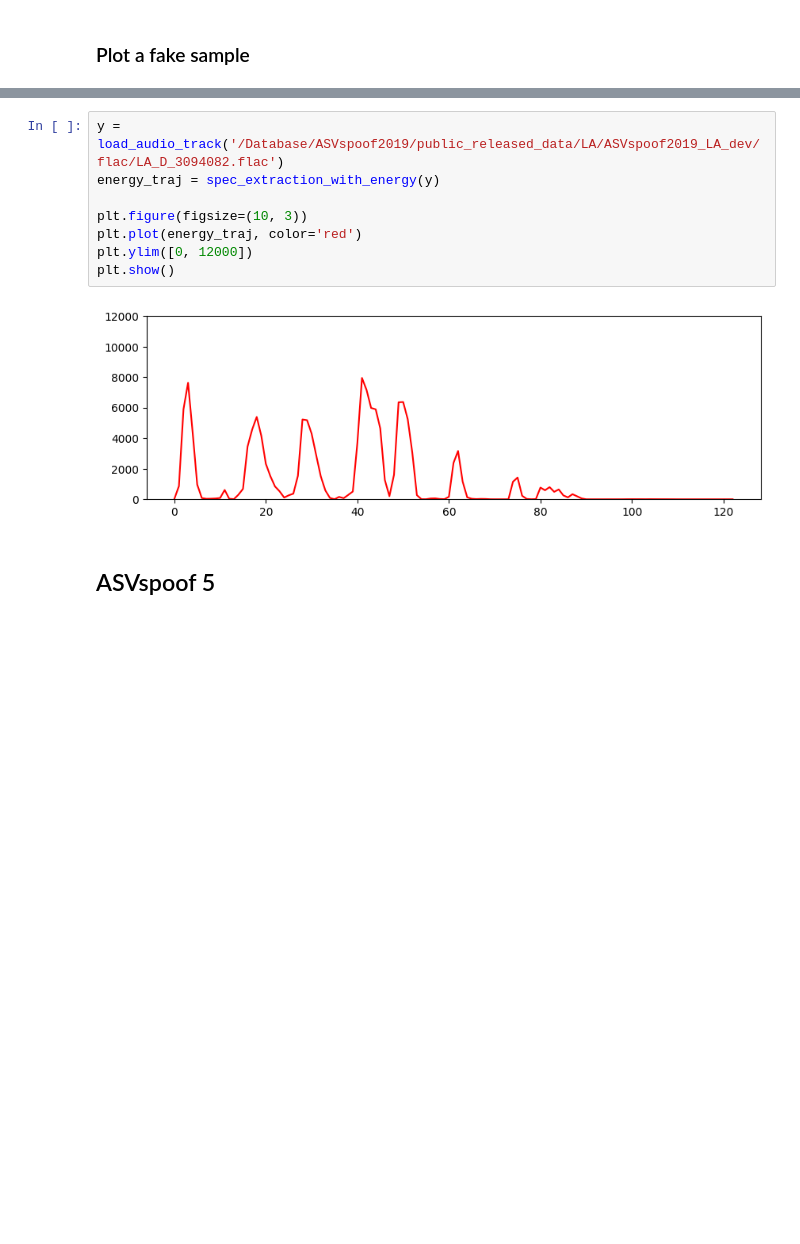
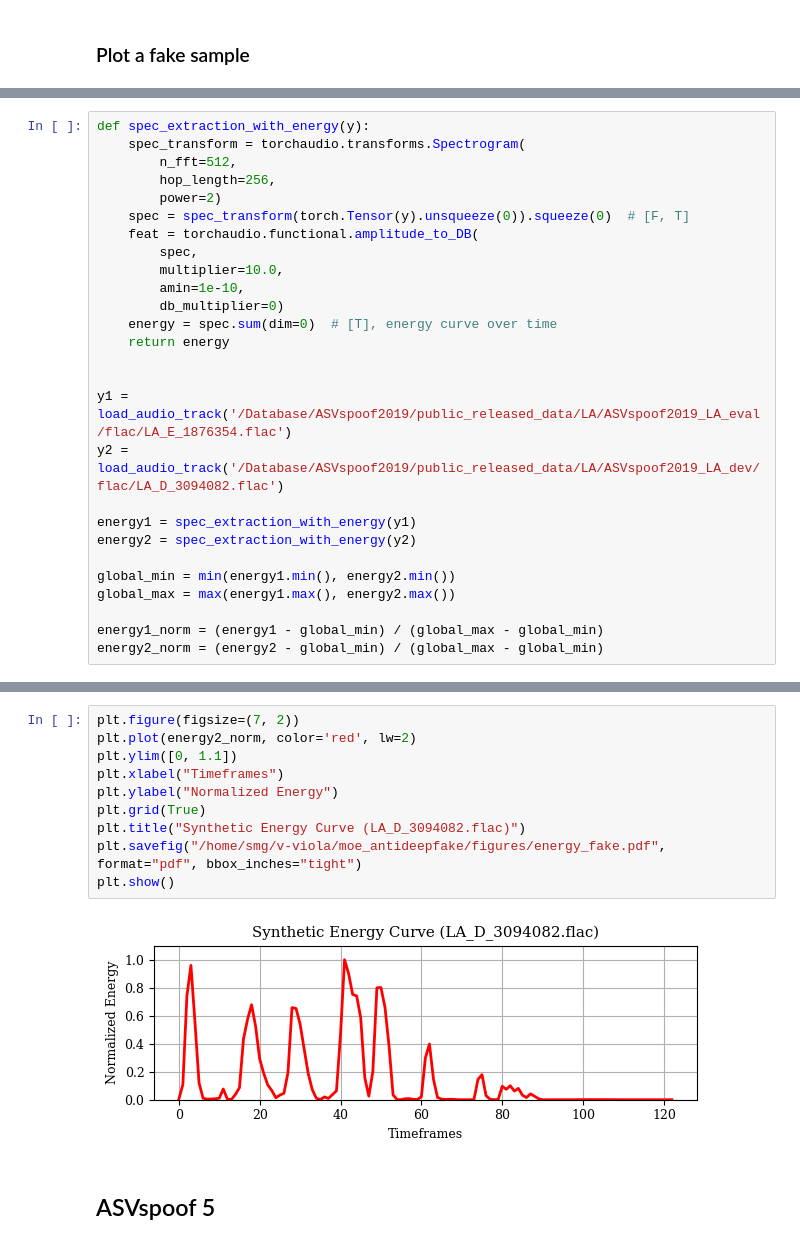
Before and after one commit to nii-yamagishilab/MoE-AntiDeepfake, a Jupyter notebook: notebooks/5_ensemble_distributions.ipynb, the cells around one changed output, grey strips where cells are left out. Cells and saved outputs as stored; diff of their text form; blank space fills up the shorter version.

```diff
--- a/notebooks/5_ensemble_distributions.ipynb
+++ b/notebooks/5_ensemble_distributions.ipynb
@@ -538 +558,28 @@ def spec_extraction_with_energy(y):
+# %%
+def spec_extraction_with_energy(y):
+    spec_transform = torchaudio.transforms.Spectrogram(
+        n_fft=512,
+        hop_length=256,
+        power=2)
+    spec = spec_transform(torch.Tensor(y).unsqueeze(0)).squeeze(0)  # [F, T]
+    feat = torchaudio.functional.amplitude_to_DB(
+        spec,
+        multiplier=10.0,
+        amin=1e-10,
+        db_multiplier=0)
+    energy = spec.sum(dim=0)  # [T], energy curve over time
+    return energy
+
+
+y1 = load_audio_track('/Database/ASVspoof2019/public_released_data/LA/ASVspoof2019_LA_eval/flac/LA_E_1876354.flac')
+y2 = load_audio_track('/Database/ASVspoof2019/public_released_data/LA/ASVspoof2019_LA_dev/flac/LA_D_3094082.flac')
+
+energy1 = spec_extraction_with_energy(y1)
+energy2 = spec_extraction_with_energy(y2)
+
+global_min = min(energy1.min(), energy2.min())
+global_max = max(energy1.max(), energy2.max())
+
+energy1_norm = (energy1 - global_min) / (global_max - global_min)
+energy2_norm = (energy2 - global_min) / (global_max - global_min)
 # %%
@@ -548,13 +597,15 @@ plt.show()
 # %%
-y = load_audio_track('/Database/ASVspoof2019/public_released_data/LA/ASVspoof2019_LA_dev/flac/LA_D_3094082.flac')
-energy_traj = spec_extraction_with_energy(y)
-
-plt.figure(figsize=(10, 3))
-plt.plot(energy_traj, color='red')
-plt.ylim([0, 12000])
+plt.figure(figsize=(7, 2))
+plt.plot(energy2_norm, color='red', lw=2)
+plt.ylim([0, 1.1])
+plt.xlabel("Timeframes")
+plt.ylabel("Normalized Energy")
+plt.grid(True)
+plt.title("Synthetic Energy Curve (LA_D_3094082.flac)")
+plt.savefig("/home/smg/v-viola/moe_antideepfake/figures/energy_fake.pdf", format="pdf", bbox_inches="tight")
 plt.show()
 # %% [output]
-[figure, old version]
+[figure, new version]
 # %% [markdown]
 ## ASVspoof 5
 # %%
```
Also changed, not shown: parts of 13 cells of this notebook, 13 other files.
